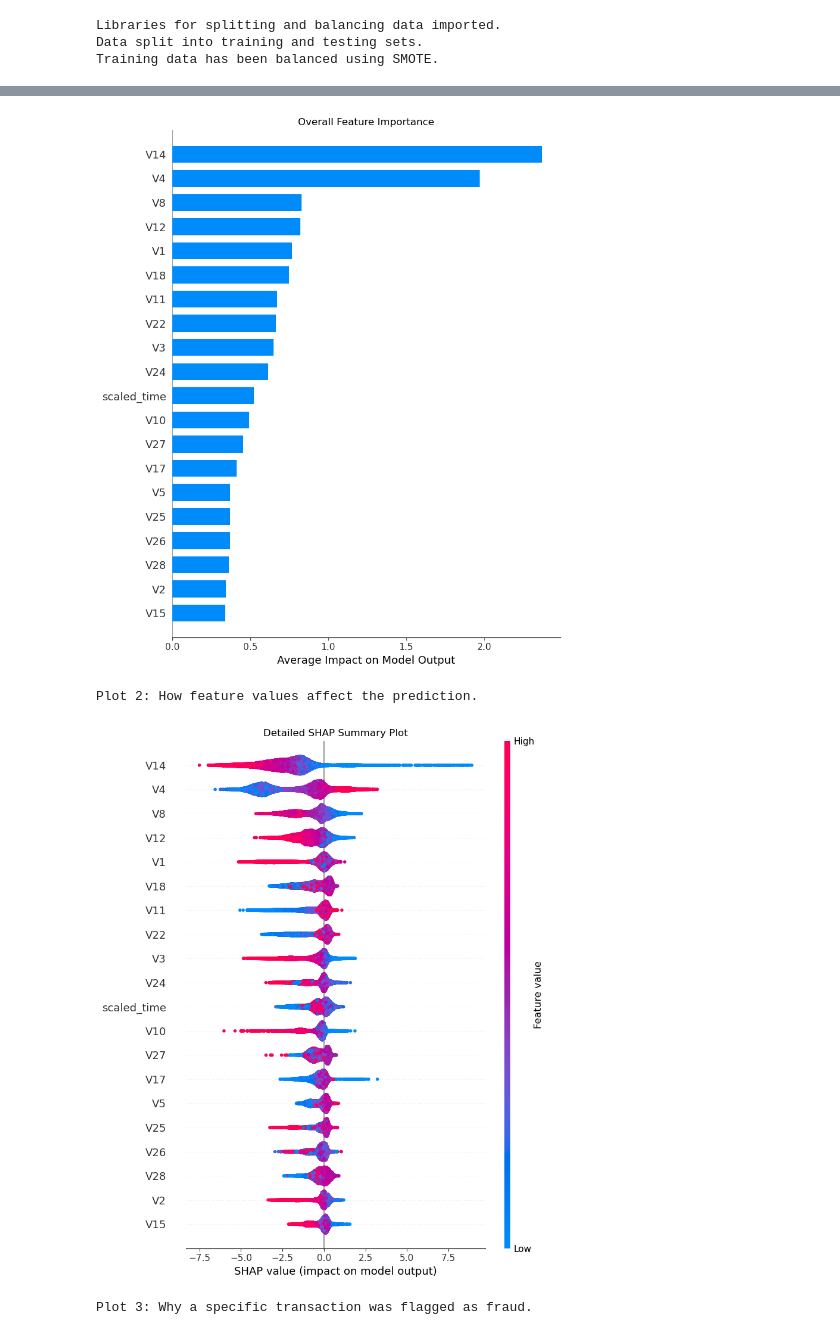
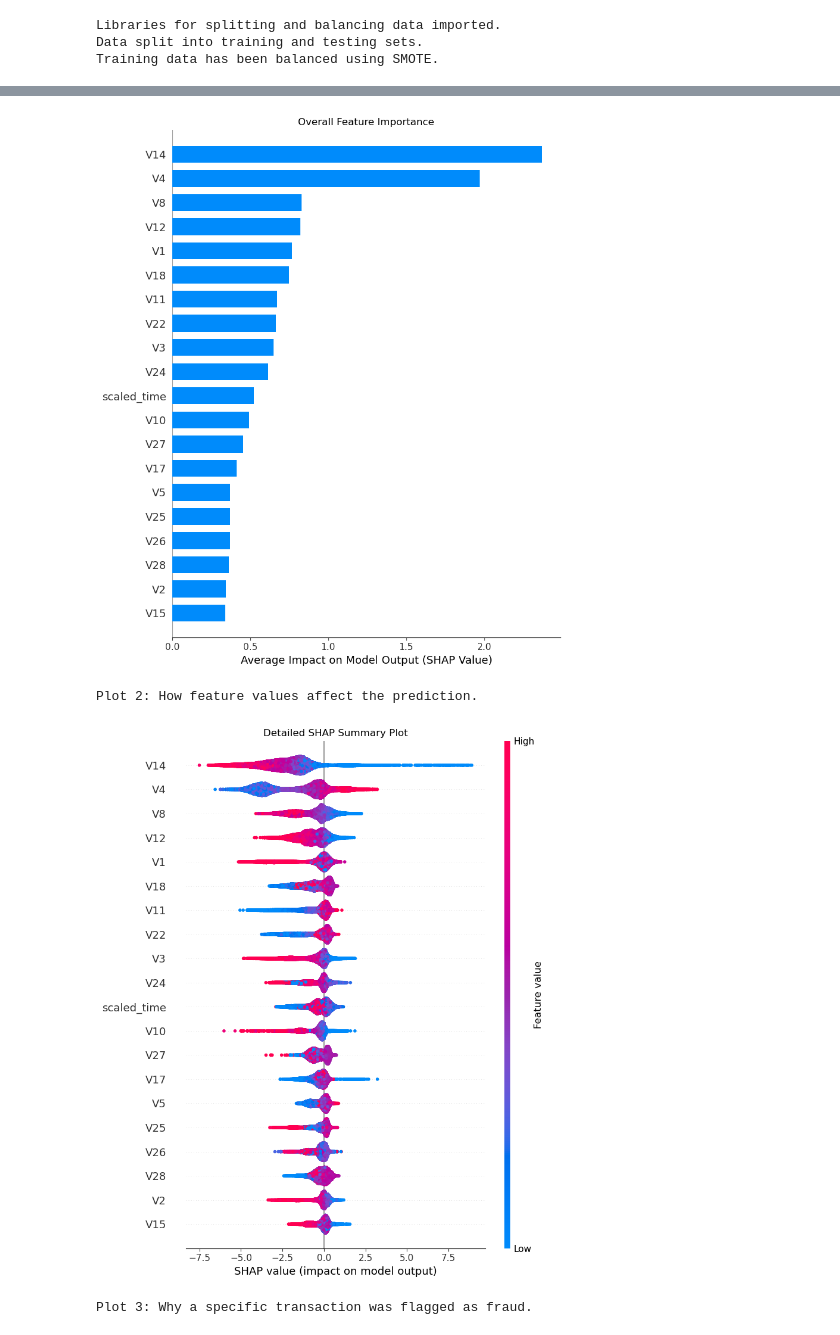
Before and after one commit to Shariqueperwez/Credit-Card-Fraud-Detection-XAI, a Jupyter notebook: Credit_Card_Fraud_Project.ipynb, the cells around one changed output, grey strips where cells are left out. Cells and saved outputs as stored; diff of their text form; code cells hidden in the pictures.

```diff
--- a/Credit_Card_Fraud_Project.ipynb
+++ b/Credit_Card_Fraud_Project.ipynb
@@ -136,46 +177,43 @@ print("SHAP values are ready!")
 
 # --- Plot 1: Overall Feature Importance ---
 print("\nPlot 1: Top features the model uses.")
-# Setting a good size for the plot so feature names are readable.
 plt.figure(figsize=(10, 6))
 shap.summary_plot(shap_values, X_test, plot_type="bar", show=False)
 plt.title("Overall Feature Importance")
-plt.xlabel("Average Impact on Model Output") # Adding a clear label for the x-axis
-plt.tight_layout() # Adjusting layout to prevent text overlap
+plt.xlabel("Average Impact on Model Output (SHAP Value)") # Adding a more descriptive X-axis label
+plt.tight_layout()
 plt.show()
 
 # --- Plot 2: Detailed Feature Impact ---
 print("\nPlot 2: How feature values affect the prediction.")
-# This plot needs a title for clarity. The default size is usually okay.
+# SHAP's summary plot labels its own axes, but we'll add a title.
 plt.title("Detailed SHAP Summary Plot")
-shap.summary_plot(shap_values, X_test, show=False) # show=False to control when the plot is displayed
+shap.summary_plot(shap_values, X_test, show=False)
 plt.tight_layout()
 plt.show()
 
 # --- Plot 3: Analyzing a Single Fraud Case ---
 print("\nPlot 3: Why a specific transaction was flagged as fraud.")
-shap.initjs() # Initializing javascript for the interactive force plot
+shap.initjs() # This is needed for the force plot to render
 
-# A simple check to prevent errors if no fraud is in the test set.
+# A check to prevent errors if no fraud is found in the test set
 fraud_indices = np.where(y_test == 1)[0]
 if len(fraud_indices) > 0:
     first_fraud_index = fraud_indices[0]
-    # The force plot doesn't use plt.figure, its size is controlled differently,
-    # but having a clear print statement acts as its title.
     print(f"Displaying analysis for transaction index: {first_fraud_index}")
     display(shap.force_plot(explainer.expected_value, shap_values[first_fraud_index,:], X_test.iloc[first_fraud_index,:]))
 else:
     print("No fraud cases found in the test set to analyze.")
 # %% [output]
 SHAP and NumPy libraries imported.
 
 Calculating SHAP values...
 SHAP values are ready!
 
 Plot 1: Top features the model uses.
-[figure, old version]
+[figure, new version]
 Plot 2: How feature values affect the prediction.
-[figure, old version]
+[figure, new version]
 Plot 3: Why a specific transaction was flagged as fraud.
 [interactive output not drawn]
 Displaying analysis for transaction index: 840
```
Also changed, not shown: parts of 4 cells of this notebook.
